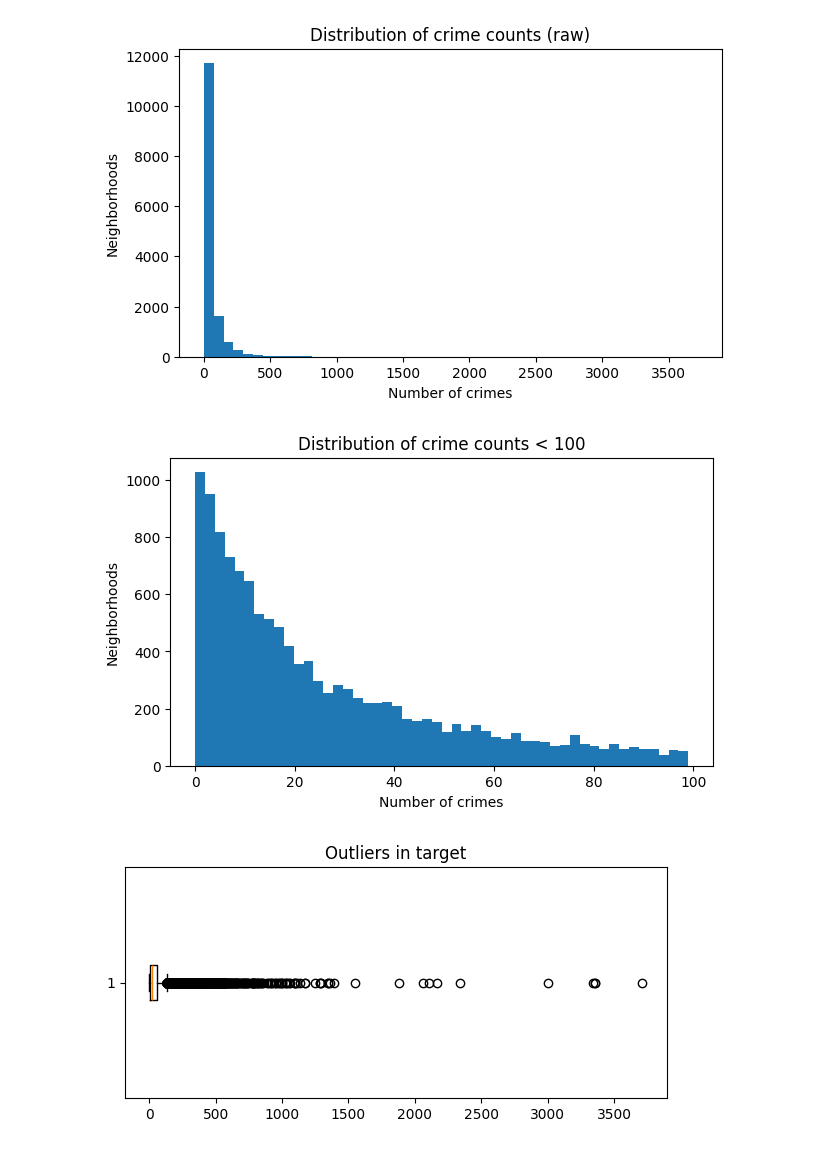
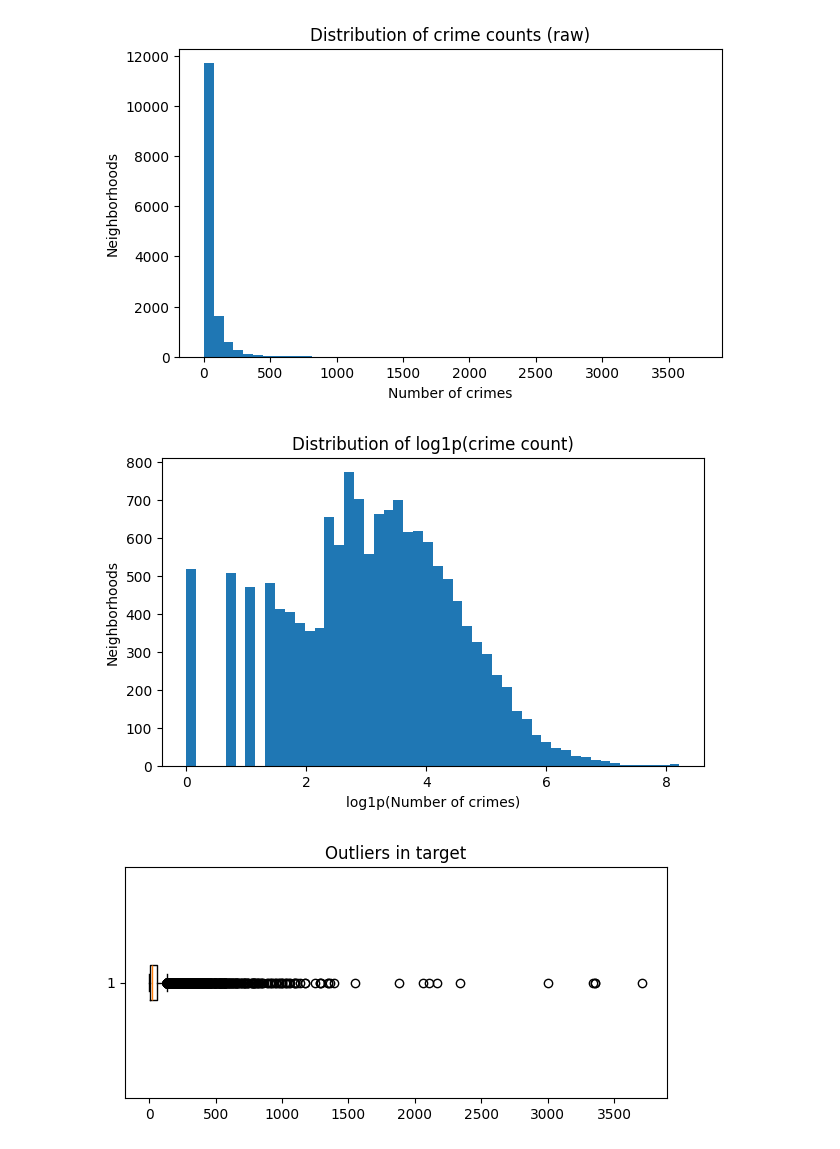
Before and after one commit to aukehilbrands/thesis, a Jupyter notebook: 3 - EDA.ipynb, the cells around one changed output. Drawn from its saved outputs; the diff is of its cells as text; code cells hidden in the pictures.

```diff
--- a/3 - EDA.ipynb
+++ b/3 - EDA.ipynb
@@ -117,13 +67,13 @@ plt.show()
 [figure]
 # %%
 plt.figure(figsize=(7,4))
-plt.hist(df[df["GeregistreerdeMisdrijven_1"] < 100]["GeregistreerdeMisdrijven_1"], bins=50)
-plt.title("Distribution of crime counts < 100")
-plt.xlabel("Number of crimes")
+plt.hist(np.log1p(df["GeregistreerdeMisdrijven_1"]), bins=50)
+plt.title("Distribution of log1p(crime count)")
+plt.xlabel("log1p(Number of crimes)")
 plt.ylabel("Neighborhoods")
 plt.show()
 # %% [output]
-[figure, old version]
+[figure, new version]
 # %%
 plt.figure(figsize=(7,3))
 plt.boxplot(df["GeregistreerdeMisdrijven_1"], vert=False)
```
Also changed, not shown: parts of 13 cells of this notebook, 36 other files.
